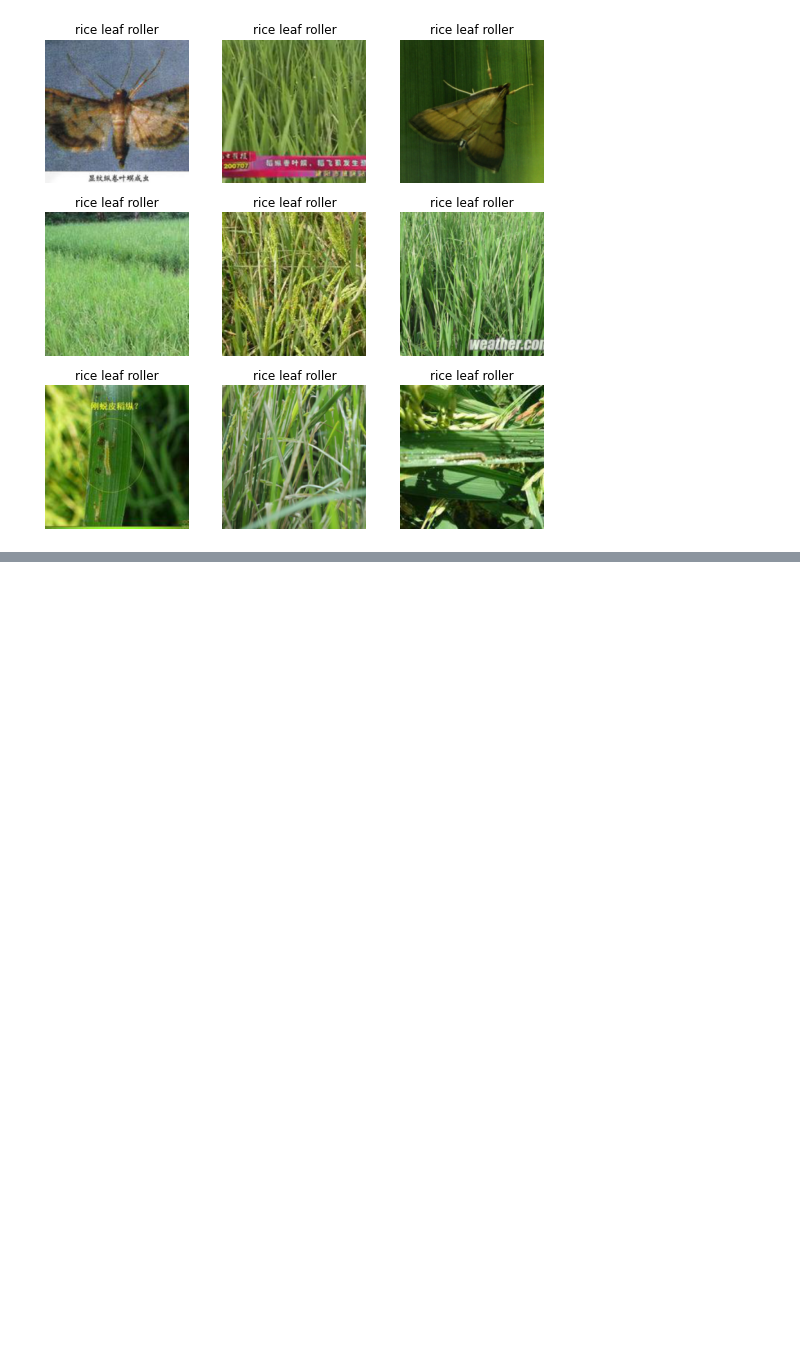
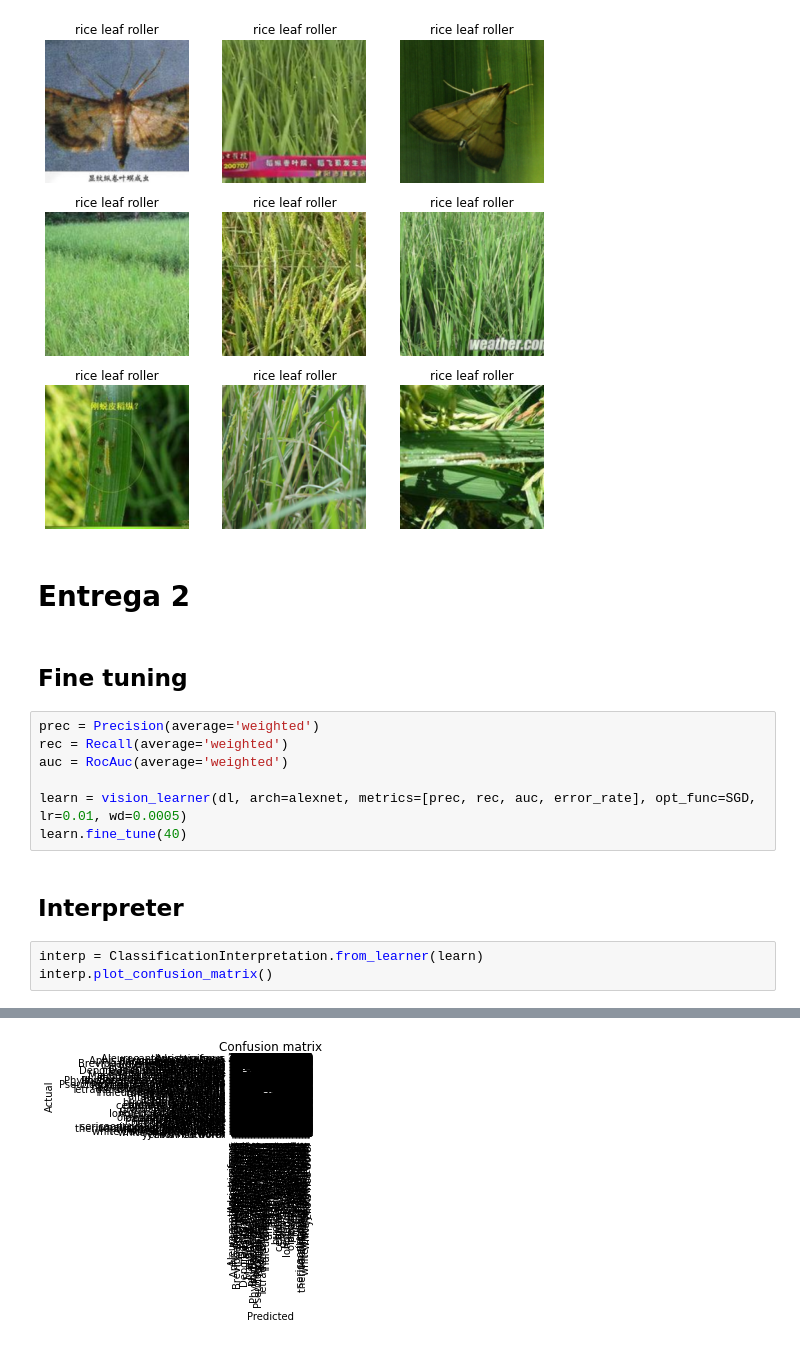
Before and after one commit to lbvx/AprendizadoDeMaquina, a Jupyter notebook: trabalho.ipynb, the cells around one changed output, grey strips where cells are left out. Cells and saved outputs as stored; diff of their text form; blank space fills up the shorter version.

Commit message:
learner com metricas

```diff
--- a/trabalho.ipynb
+++ b/trabalho.ipynb
@@ -179,3 +179,20 @@ dl.show_batch()
 dl.valid.show_batch()
 # %% [output]
 [figure]
+# %% [markdown]
+# Entrega 2
+# %% [markdown]
+## Fine tuning
+# %%
+prec = Precision(average='weighted')
+rec = Recall(average='weighted')
+auc = RocAuc(average='weighted')
+
+learn = vision_learner(dl, arch=alexnet, metrics=[prec, rec, auc, error_rate], opt_func=SGD, lr=0.01, wd=0.0005)
+learn.fine_tune(40)
+# %% [markdown]
+## Interpreter
+# %%
+interp = ClassificationInterpretation.from_learner(learn)
+interp.plot_confusion_matrix()
+# %% [output]
@@ -181,0 +201 @@ dl.valid.show_batch()
+[figure, added]
```
Also changed, not shown: parts of 13 cells of this notebook, 1 other file.
